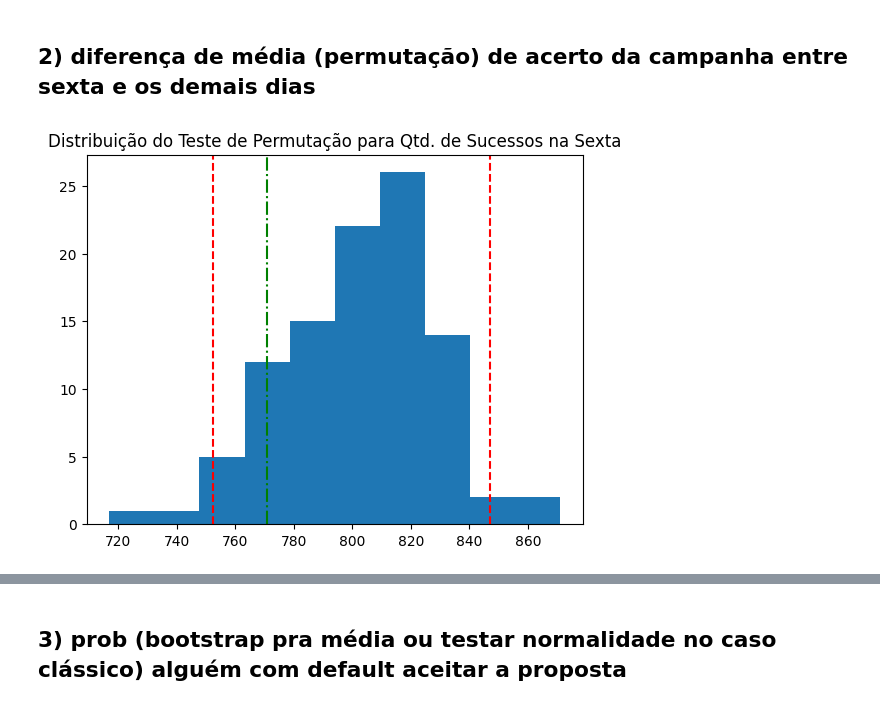
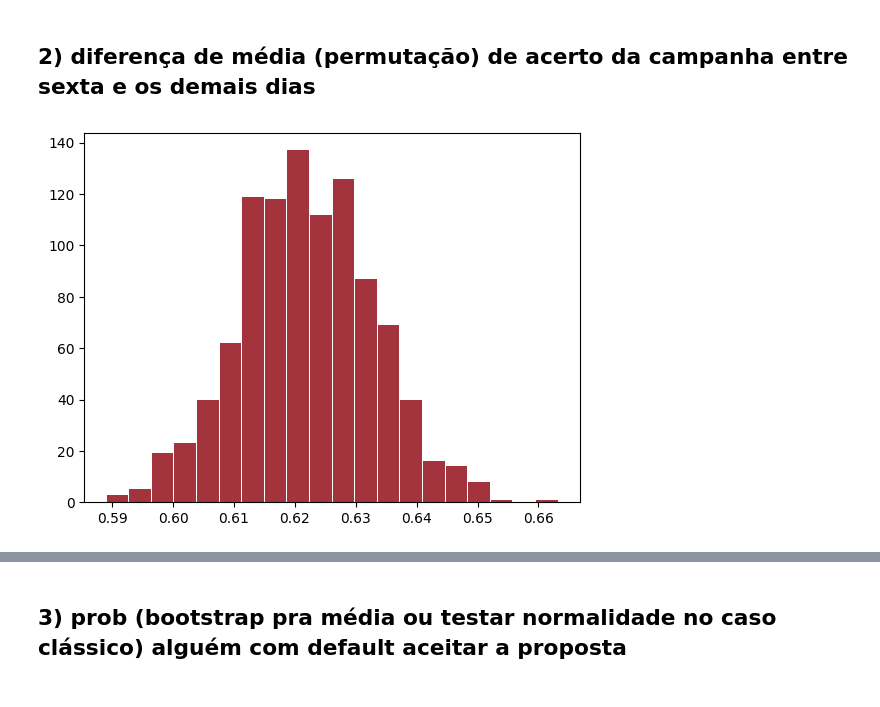
Before and after one commit to bruno-marcelino10/projeto-icd-ufmg, a Jupyter notebook: notebook/EDA.ipynb, the cells around one changed output, grey strips where cells are left out. Drawn from its saved outputs; the diff is of its cells as text; code cells hidden in the pictures.

Commit message:
Modifica cálculos para média no teste de hipótese

```diff
--- a/notebook/EDA.ipynb
+++ b/notebook/EDA.ipynb
@@ -279,11 +281,13 @@ IC para média entre casados e solteiros: (0.0474, 0.0791)
 # %%
-def permutation_test(data, test_value, n_cases=100):
+def permutation_test(data, test_value, n_cases=1000):
+    data['day_of_week'] = np.where(data['day_of_week'] == test_value,1,0)
     qt = []
     for i in range(n_cases):
         sample = data['day_of_week'].sample(frac=1,ignore_index=True,random_state = 42)
         data.iloc[:,0] = sample
-        stat = data[(data['day_of_week'] == test_value) & (data['y'] == 'yes')]
-        qt.append(len(stat))
+        stat = data[(data['y'] == 'yes')]
+        diff = np.mean(np.mean(np.where(stat['day_of_week'] == 0,1,0) - stat['day_of_week']))
+        qt.append(diff)
     IS = np.percentile(qt, 97.5)
     II = np.percentile(qt, 2.5)
     return qt,II,IS
@@ -295,11 +299,12 @@ obs = len(tmp_per[(tmp_per['day_of_week']== 'fri') & (tmp_per['y']== 'yes')])
 q, i, s = permutation_test(tmp_per.copy(), 'fri')
 # %%
 #ax, fig = plt.subplot(2,3)
-plt.title('Distribuição do Teste de Permutação para Qtd. de Sucessos na Sexta')
-plt.axvline(i,color='r',linestyle='--',label='df')
-plt.axvline(s,color='r',linestyle='--')
-plt.axvline(obs,color='g',linestyle='dashdot')
-plt.hist(q)
+#plt.title('Distribuição do Teste de Permutação para Qtd. de Sucessos na Sexta')
+#plt.axvline(i,color='r',linestyle='--',label='df')
+#plt.axvline(s,color='r',linestyle='--')
+#plt.fill_between([i, s], 0, 20, color='grey', alpha=0.8)
+#plt.axvline(obs,color='g',linestyle='dashdot')
+plt.hist(q,bins=20,rwidth=0.95,color='#A3333D')
 plt.show()
 # %% [output]
-[figure, old version]
+[figure, new version]
```
Also changed, not shown: parts of 5 cells of this notebook.
